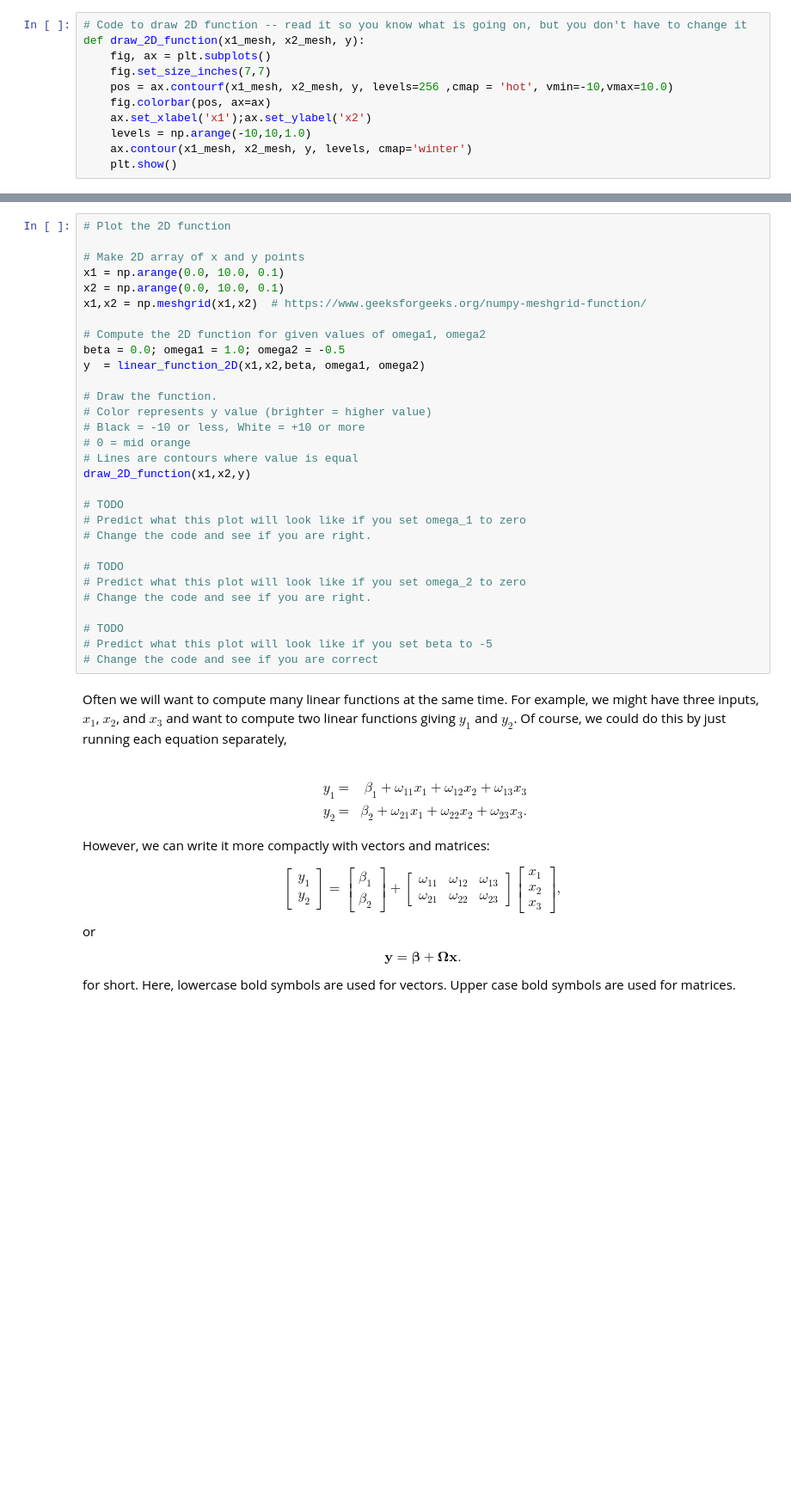
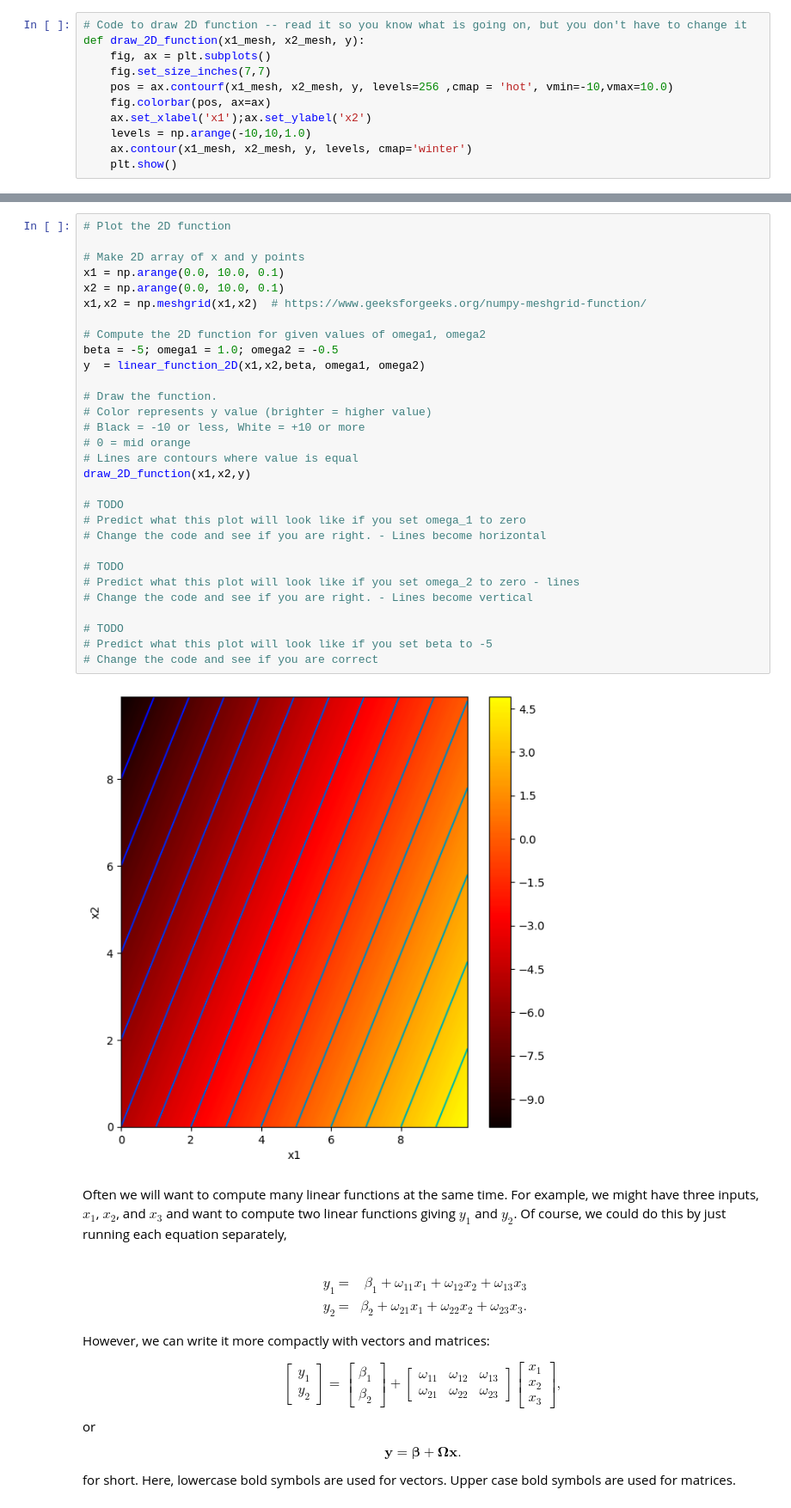
Before and after one commit to LeoDinga/DL, a Jupyter notebook: Notebooks/Chap01/1_1_BackgroundMathematics.ipynb, the cells around one changed output, grey strips where cells are left out. Shown at 86% size. Drawn from its saved outputs; the diff is of its cells as text; blank space fills up the shorter version.

```diff
--- a/Notebooks/Chap01/1_1_BackgroundMathematics.ipynb
+++ b/Notebooks/Chap01/1_1_BackgroundMathematics.ipynb
@@ -76,33 +81,35 @@ def linear_function_2D(x1,x2,beta,omega1,omega2):
 # %%
 # Plot the 2D function
 
 # Make 2D array of x and y points
 x1 = np.arange(0.0, 10.0, 0.1)
 x2 = np.arange(0.0, 10.0, 0.1)
 x1,x2 = np.meshgrid(x1,x2)  # https://www.geeksforgeeks.org/numpy-meshgrid-function/
 
 # Compute the 2D function for given values of omega1, omega2
-beta = 0.0; omega1 = 1.0; omega2 = -0.5
+beta = -5; omega1 = 1.0; omega2 = -0.5
 y  = linear_function_2D(x1,x2,beta, omega1, omega2)
 
 # Draw the function.
 # Color represents y value (brighter = higher value)
 # Black = -10 or less, White = +10 or more
 # 0 = mid orange
 # Lines are contours where value is equal
 draw_2D_function(x1,x2,y)
 
 # TODO
 # Predict what this plot will look like if you set omega_1 to zero
-# Change the code and see if you are right.
+# Change the code and see if you are right. - Lines become horizontal
 
 # TODO
-# Predict what this plot will look like if you set omega_2 to zero
-# Change the code and see if you are right.
+# Predict what this plot will look like if you set omega_2 to zero - lines
+# Change the code and see if you are right. - Lines become vertical
 
 # TODO
 # Predict what this plot will look like if you set beta to -5
 # Change the code and see if you are correct
+# %% [output]
+[figure, added]
 # %% [markdown]
 Often we will want to compute many linear functions at the same time.  For example, we might have three inputs, $x_1$, $x_2$, and $x_3$ and want to compute two linear functions giving $y_1$ and $y_2$. Of course, we could do this by just running each equation separately,<br><br>
 
```
Also changed, not shown: parts of 6 cells of this notebook.
